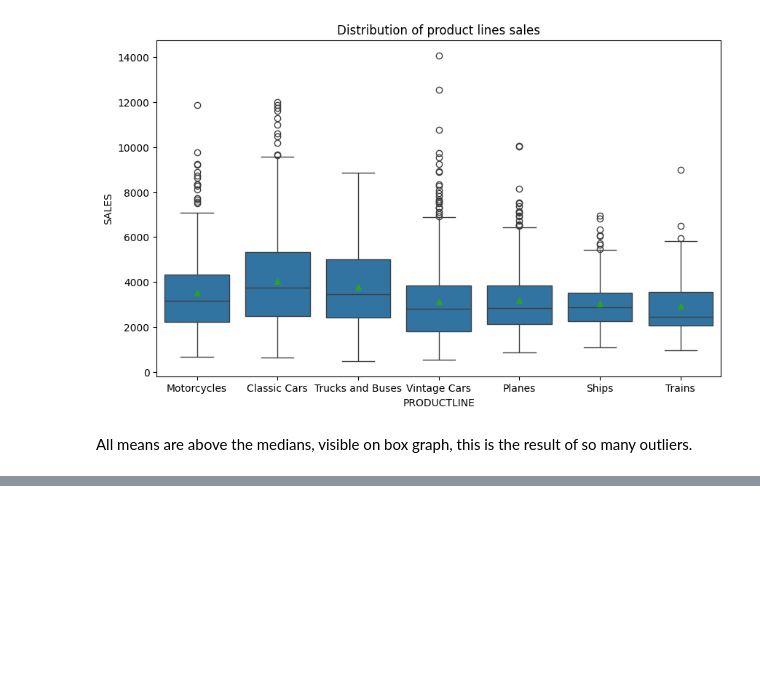
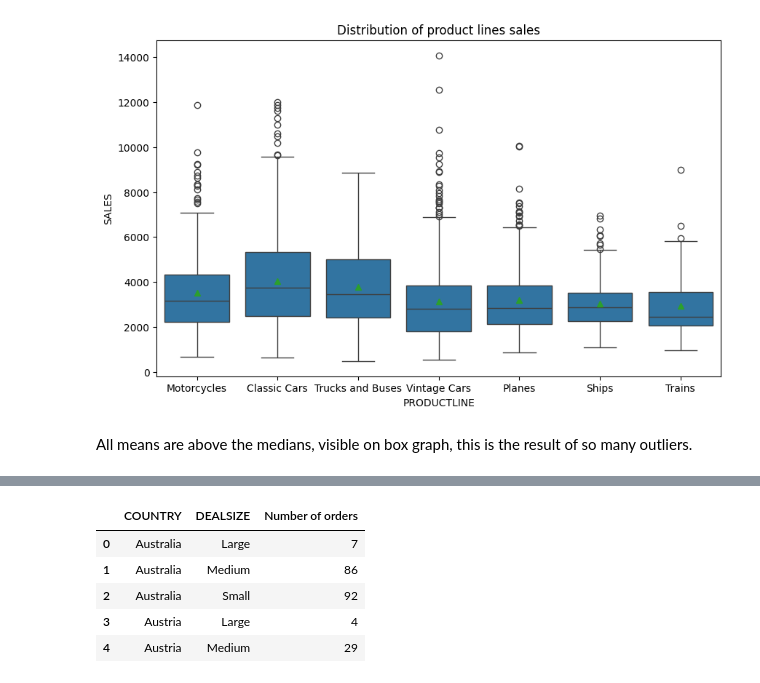
Before and after one commit to RafaelMoraesCruz/treinamento-bibliotecas, a Jupyter notebook: visualization.ipynb, the cells around one changed output, grey strips where cells are left out. Cells and saved outputs as stored; diff of their text form; code cells hidden in the pictures; blank space fills up the shorter version.

```diff
--- a/visualization.ipynb
+++ b/visualization.ipynb
@@ -220,0 +232,12 @@ All means are above the medians, visible on box graph, this is the result of so
+# %%
+dealsize_per_country = df.groupby(["COUNTRY", "DEALSIZE"]).count()["ORDERNUMBER"].to_frame()
+dealsize_per_country.reset_index(inplace=True)
+dealsize_per_country.rename(columns={"ORDERNUMBER": "Number of orders"}, inplace=True)
+dealsize_per_country.head()
+# %% [output]
+|  | COUNTRY | DEALSIZE | Number of orders |
+| 0 | Australia | Large | 7 |
+| 1 | Australia | Medium | 86 |
+| 2 | Australia | Small | 92 |
+| 3 | Austria | Large | 4 |
+| 4 | Austria | Medium | 29 |
```
Also changed, not shown: parts of 8 cells of this notebook.
